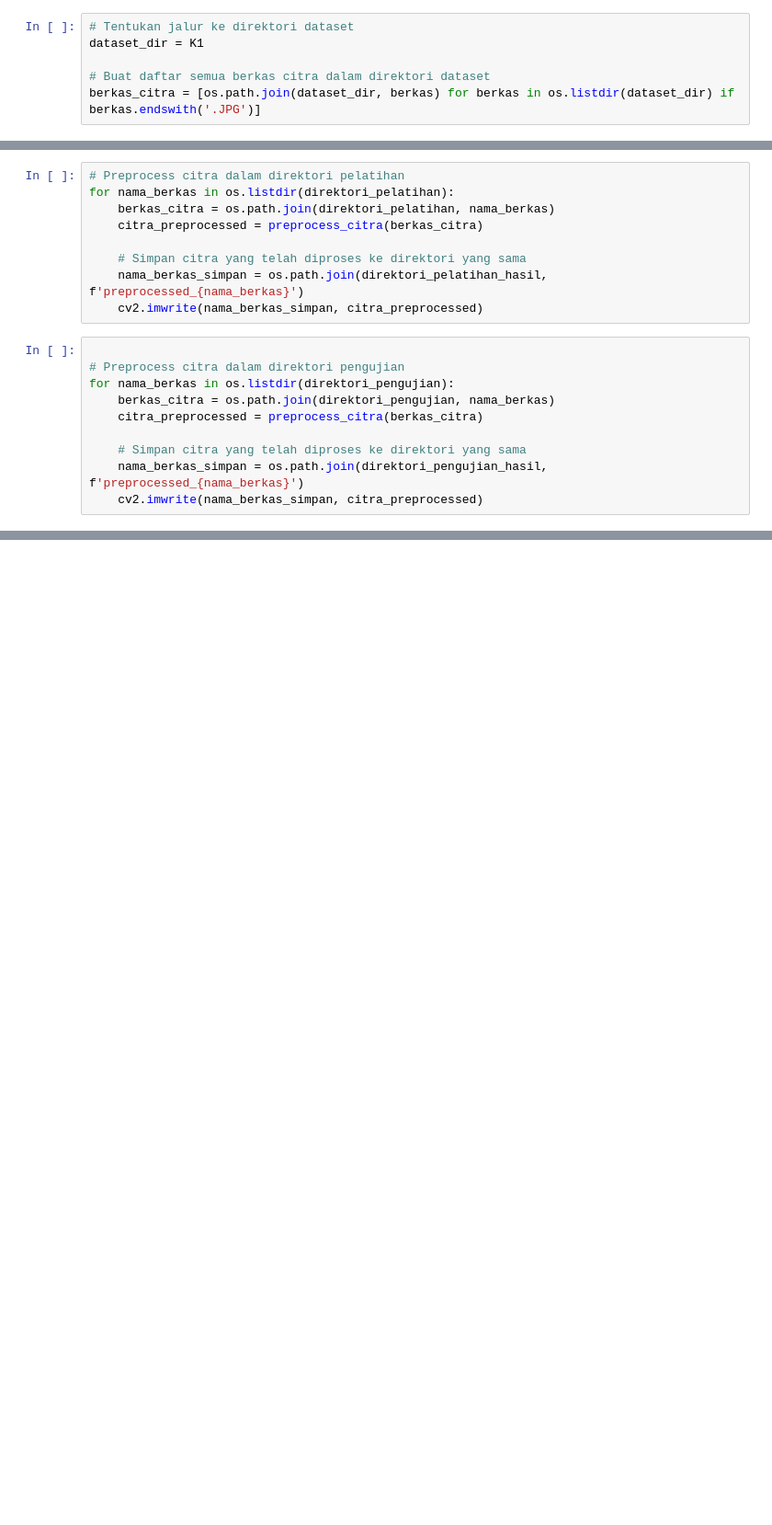
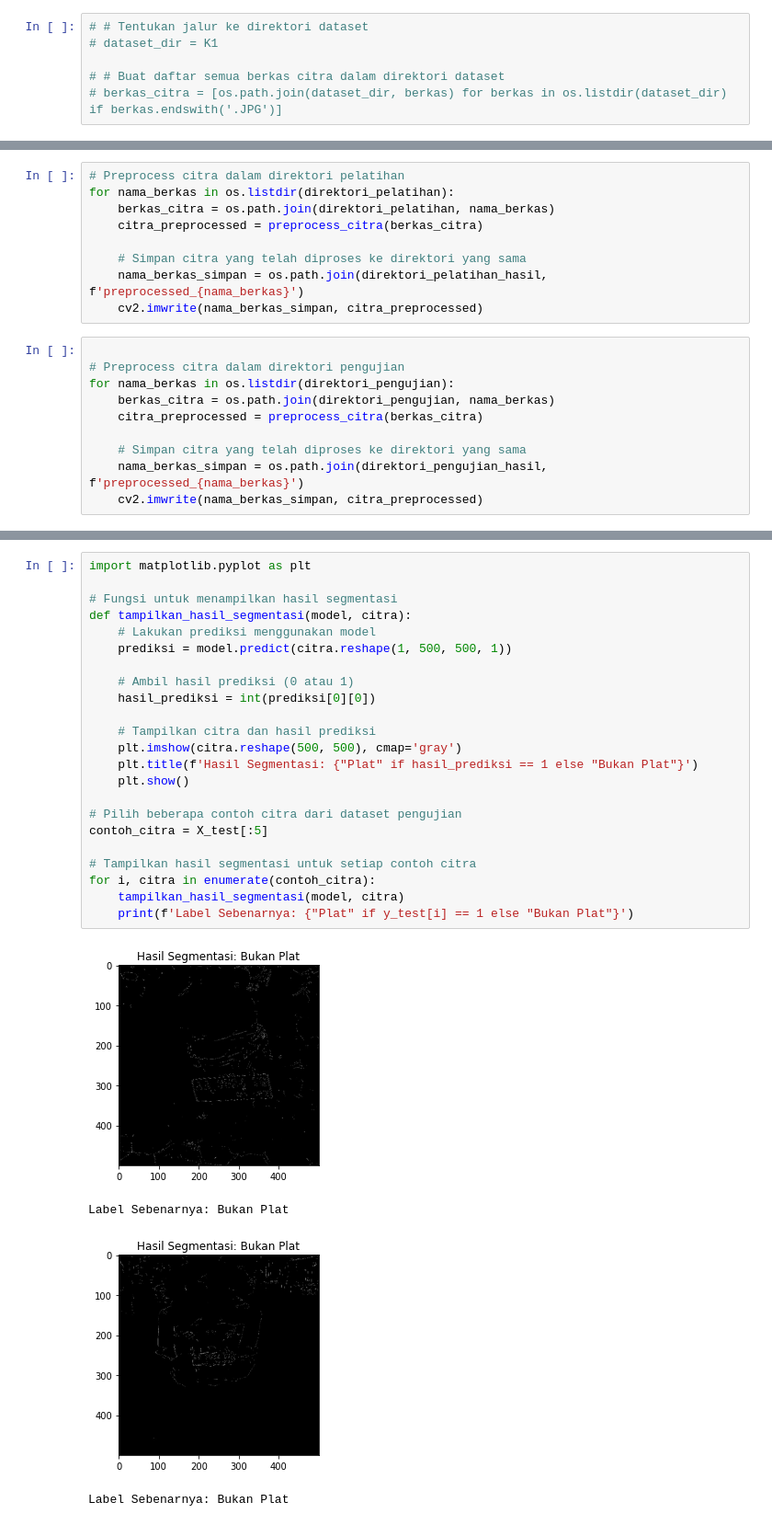
Before and after one commit to aqilwahid/Pengenal-Citra-Nomor-Kendaraan, a Jupyter notebook: main.ipynb, the cells around one changed output, grey strips where cells are left out. Shown: that part at 92% size. Saved outputs shown, nothing was run; the diff lists cells and outputs as text; blank space fills up the shorter version.

```diff
--- a/main.ipynb
+++ b/main.ipynb
@@ -24,7 +181,7 @@ K4 = 'D:/UTY/Semester 7/Pengembangan Aplikasi AI/Pengenal-Citra-Nomor-Kendaraan/
 # %%
-# Tentukan jalur ke direktori dataset
-dataset_dir = K1
+# # Tentukan jalur ke direktori dataset
+# dataset_dir = K1
 
-# Buat daftar semua berkas citra dalam direktori dataset
-berkas_citra = [os.path.join(dataset_dir, berkas) for berkas in os.listdir(dataset_dir) if berkas.endswith('.JPG')]
+# # Buat daftar semua berkas citra dalam direktori dataset
+# berkas_citra = [os.path.join(dataset_dir, berkas) for berkas in os.listdir(dataset_dir) if berkas.endswith('.JPG')]
 # %%
@@ -179,0 +348,28 @@ print(f'Akurasi pada data pengujian: {hasil_evaluasi[1]*100:.2f}%')
+# %%
+import matplotlib.pyplot as plt
+
+# Fungsi untuk menampilkan hasil segmentasi
+def tampilkan_hasil_segmentasi(model, citra):
+    # Lakukan prediksi menggunakan model
+    prediksi = model.predict(citra.reshape(1, 500, 500, 1))
+
+    # Ambil hasil prediksi (0 atau 1)
+    hasil_prediksi = int(prediksi[0][0])
+
+    # Tampilkan citra dan hasil prediksi
+    plt.imshow(citra.reshape(500, 500), cmap='gray')
+    plt.title(f'Hasil Segmentasi: {"Plat" if hasil_prediksi == 1 else "Bukan Plat"}')
+    plt.show()
+
+# Pilih beberapa contoh citra dari dataset pengujian
+contoh_citra = X_test[:5]
+
+# Tampilkan hasil segmentasi untuk setiap contoh citra
+for i, citra in enumerate(contoh_citra):
+    tampilkan_hasil_segmentasi(model, citra)
+    print(f'Label Sebenarnya: {"Plat" if y_test[i] == 1 else "Bukan Plat"}')
+# %% [output]
+[figure, added]
+Label Sebenarnya: Bukan Plat
+[figure, added]
+Label Sebenarnya: Bukan Plat
```
Also changed, not shown: parts of 26 cells of this notebook, 1 other file.
